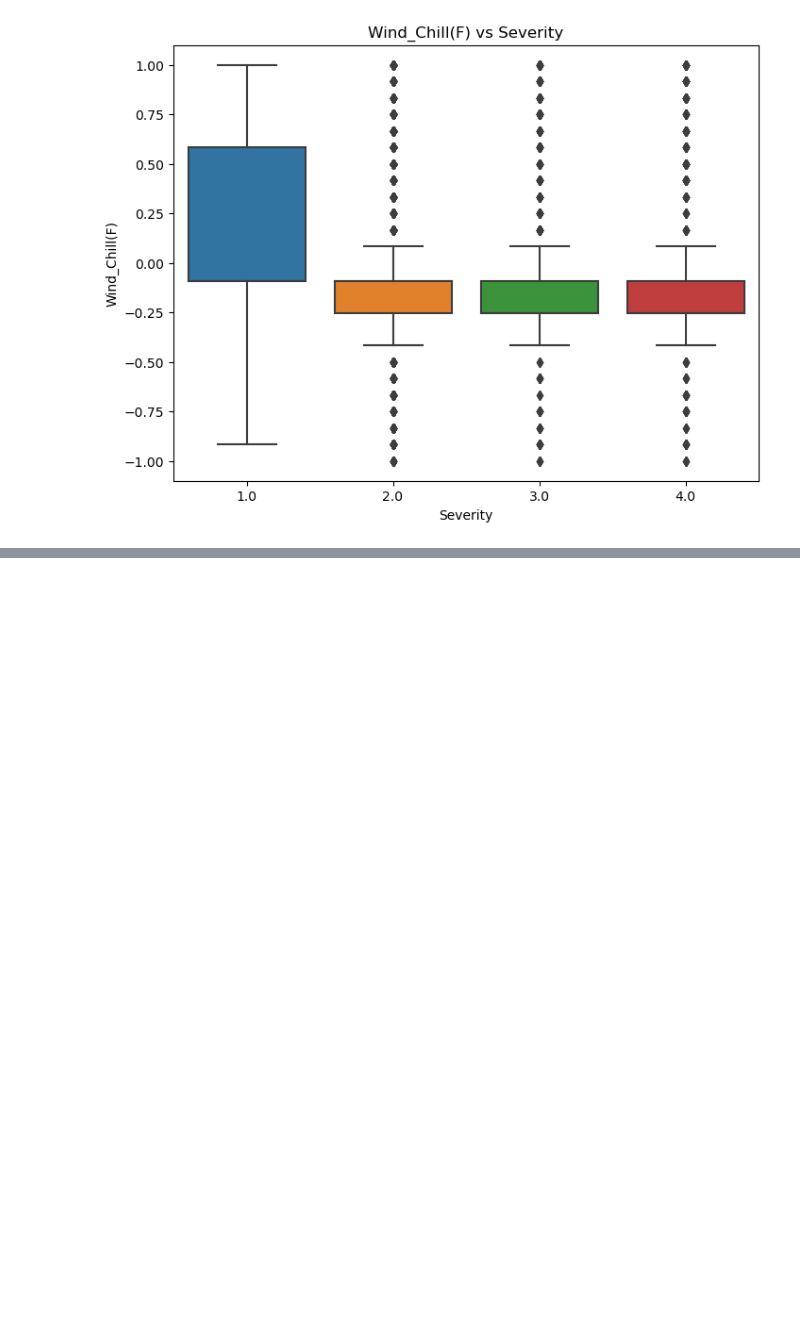
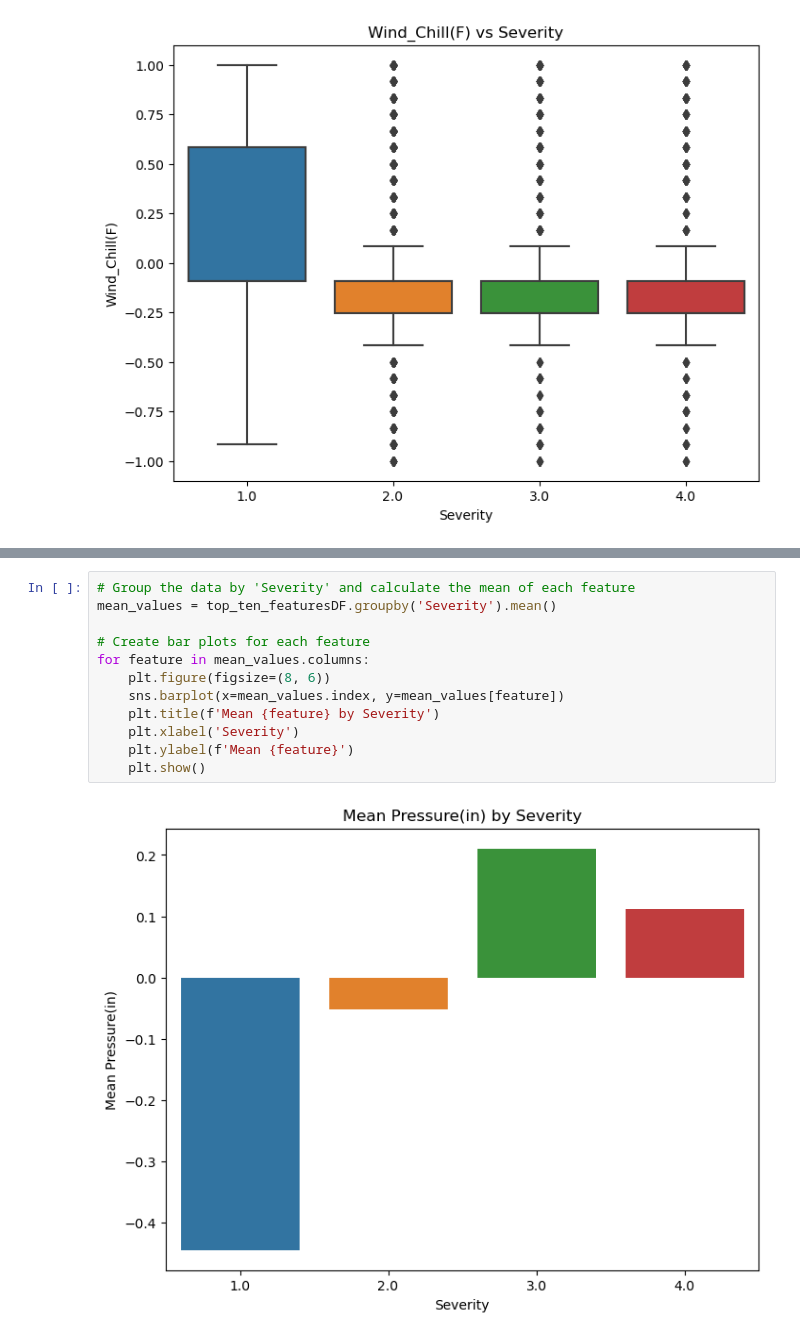
Before and after one commit to vForzce/CSC4780_GroupProject, a Jupyter notebook: Traffic_Accidents_in_Atlanta_Project.ipynb, the cells around one changed output, grey strips where cells are left out. Drawn from its saved outputs; the diff is of its cells as text; blank space fills up the shorter version.

```diff
--- a/Traffic_Accidents_in_Atlanta_Project.ipynb
+++ b/Traffic_Accidents_in_Atlanta_Project.ipynb
@@ -553,0 +651,14 @@ for feature in top_ten_featuresDF.columns[:-1]:
+# %%
+# Group the data by 'Severity' and calculate the mean of each feature
+mean_values = top_ten_featuresDF.groupby('Severity').mean()
+
+# Create bar plots for each feature
+for feature in mean_values.columns:
+    plt.figure(figsize=(8, 6))
+    sns.barplot(x=mean_values.index, y=mean_values[feature])
+    plt.title(f'Mean {feature} by Severity')
+    plt.xlabel('Severity')
+    plt.ylabel(f'Mean {feature}')
+    plt.show()
+# %% [output]
+[figure, added]
```
Also changed, not shown: parts of 23 cells of this notebook, 2 other files.
